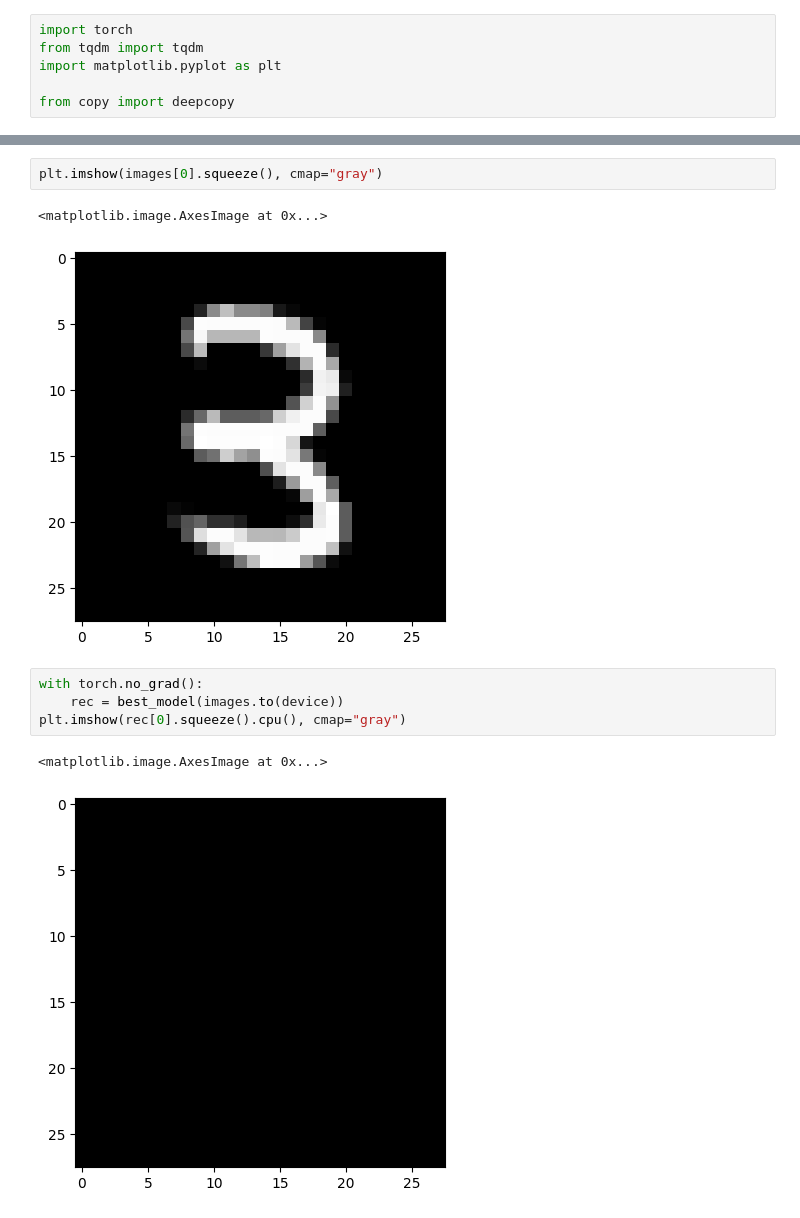
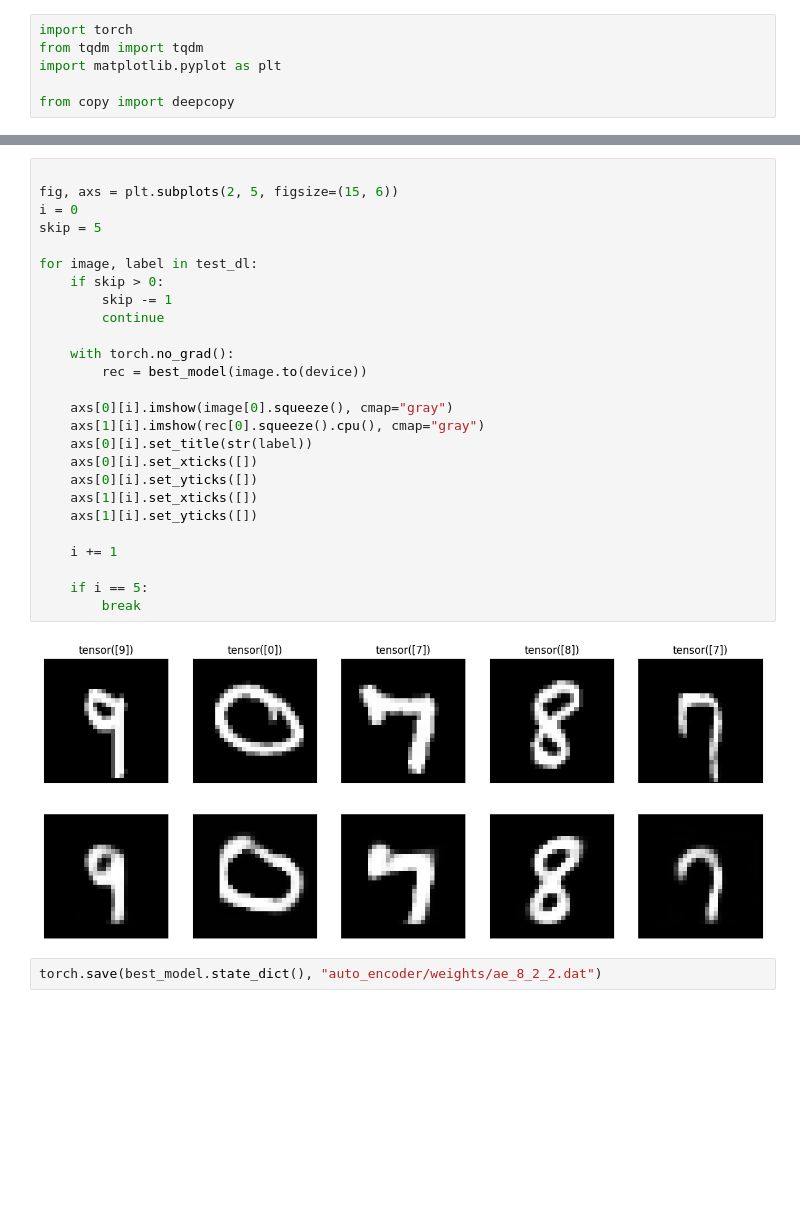
Before and after one commit to Rafael-Marinho-dos-Anjos/ae_ga, a Jupyter notebook: train.ipynb, the cells around one changed output, grey strips where cells are left out. Cells and saved outputs as stored; diff of their text form; blank space fills up the shorter version.

```diff
--- a/train.ipynb
+++ b/train.ipynb
@@ -75,12 +115,30 @@ plt.show()
-# %%
-plt.imshow(images[0].squeeze(), cmap="gray")
-# %% [output]
-<matplotlib.image.AxesImage at 0x...>
-[figure, removed]
-# %%
-with torch.no_grad():
-    rec = best_model(images.to(device))
-plt.imshow(rec[0].squeeze().cpu(), cmap="gray")
-# %% [output]
-<matplotlib.image.AxesImage at 0x...>
-[figure, removed]
+# %%
+
+fig, axs = plt.subplots(2, 5, figsize=(15, 6))
+i = 0
+skip = 5
+
+for image, label in test_dl:
+    if skip > 0:
+        skip -= 1
+        continue
+
+    with torch.no_grad():
+        rec = best_model(image.to(device))
+
+    axs[0][i].imshow(image[0].squeeze(), cmap="gray")
+    axs[1][i].imshow(rec[0].squeeze().cpu(), cmap="gray")
+    axs[0][i].set_title(str(label))
+    axs[0][i].set_xticks([])
+    axs[0][i].set_yticks([])
+    axs[1][i].set_xticks([])
+    axs[1][i].set_yticks([])
+
+    i += 1
+
+    if i == 5:
+        break
+# %% [output]
+[figure, added]
+# %%
+torch.save(best_model.state_dict(), "auto_encoder/weights/ae_8_2_2.dat")
```
Also changed, not shown: parts of 7 cells of this notebook, 4 other files.
